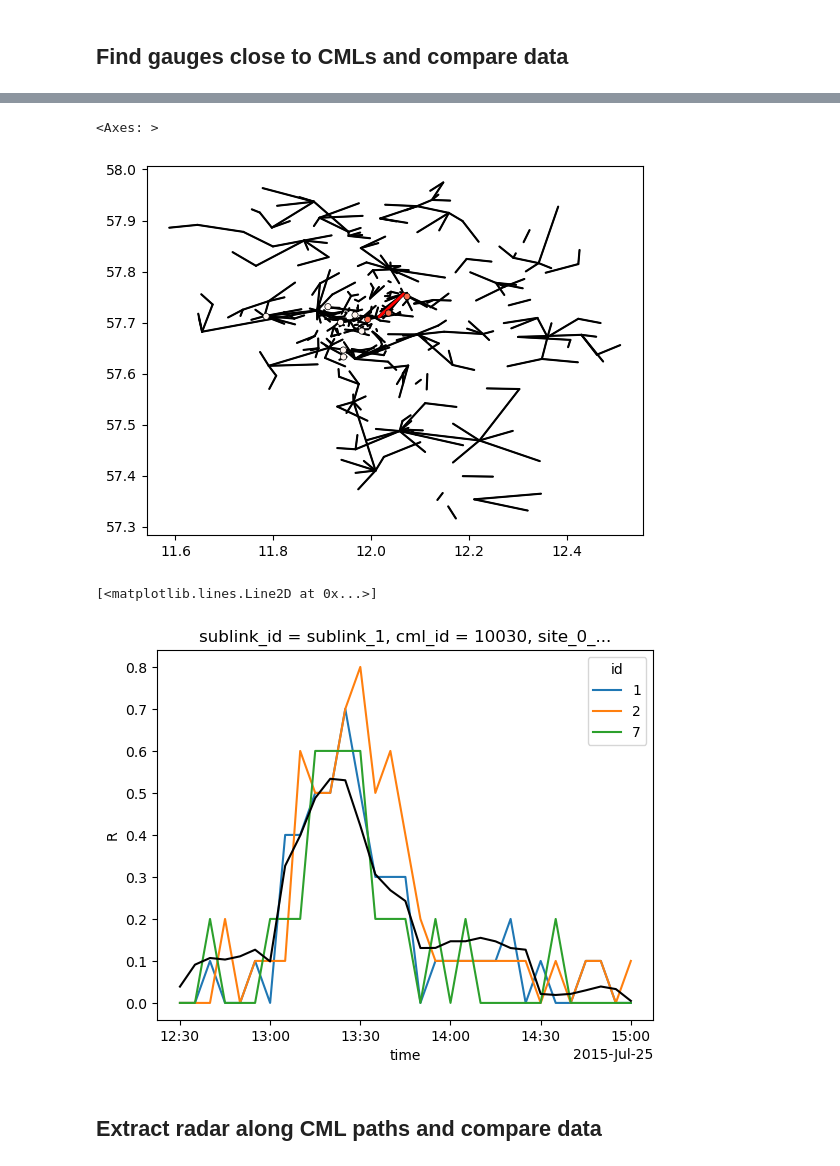
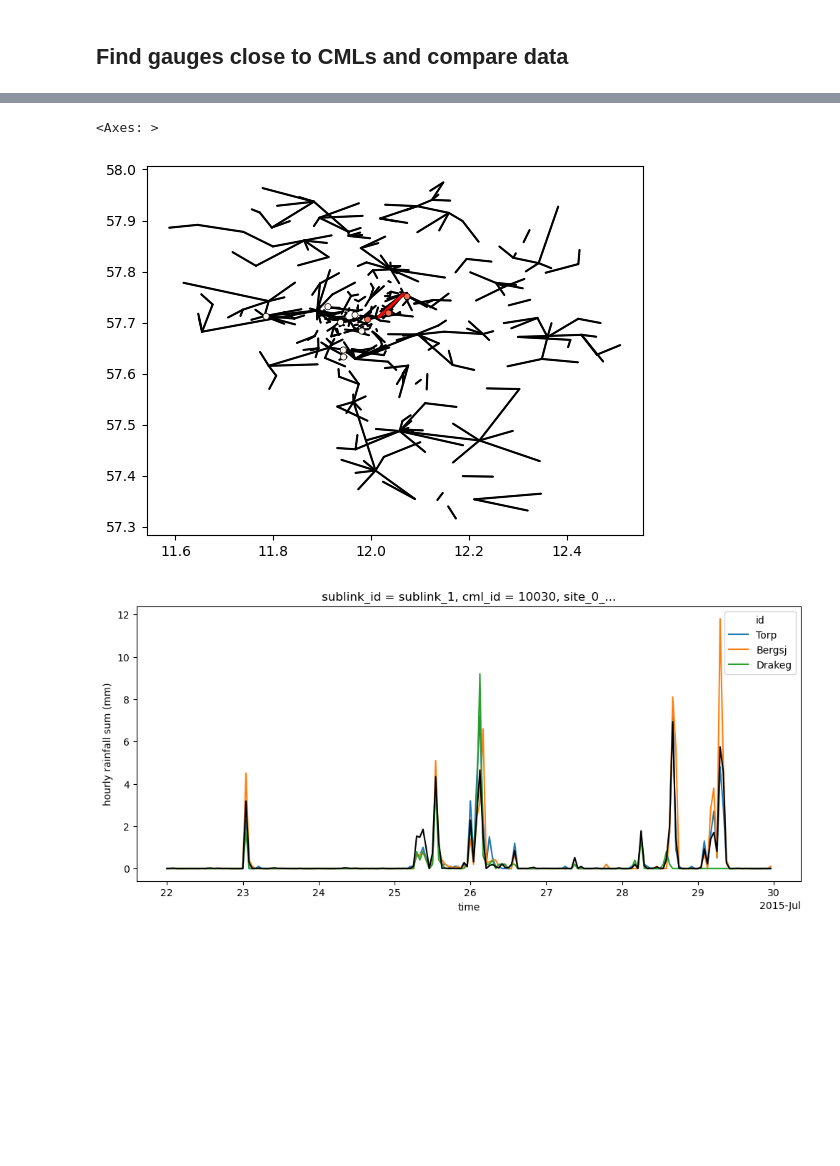
Before and after one commit to OpenSenseAction/PrePEP_short_course_OS, a Jupyter notebook: 1_poligrain_overview.ipynb, the cells around one changed output, grey strips where cells are left out. Drawn from its saved outputs; the diff is of its cells as text; code cells hidden in the pictures; blank space fills up the shorter version.

Commit message:
update of poligrain notebook, but still WIP

```diff
--- a/1_poligrain_overview.ipynb
+++ b/1_poligrain_overview.ipynb
@@ -15,16 +15,3 @@ We download a subset of he OpenMRG dataset which is described in Andersson et al
 The subset that we use was already processed, in particular the CML data, but with a very basic processing.
 
 In addition, here, we will project the lon-lat coordinates in the fitting UTM zone, so that we can do correct distance calculations.
-# %%
-(
-    ds_rad,
-    ds_cmls,
-    ds_gauges_municp,
-    ds_gauge_smhi,
-) = plg.example_data.load_openmrg_5min_2h(data_dir="example_data")
-
-# we still need to rename variables here, until we update the example dataset...
-ds_rad = ds_rad.rename({"longitudes": "lon", "latitudes": "lat"})
-ds_rad = ds_rad.set_coords(["lon", "lat"])
-
-ds_gauges_municp = ds_gauges_municp.rename({'station_id': 'id'})
@@ -39,0 +18,7 @@ Not downloading!
+# %%
+(
+    ds_rad,
+    ds_cmls,
+    ds_gauges_municp,
+    ds_gauge_smhi,
+) = plg.example_data.load_openmrg(data_dir="example_data")
@@ -189,16 +318,14 @@ plg.plot_map.plot_lines(ds_cmls.sel(cml_id=cml_id), line_color='r', line_width=2
 plg.plot_map.plot_plg(da_gauges=da_gauges_close, ax=ax, vmin=0, vmax=2, cmap='Reds')
 # %% [output]
 <Axes: >
-[figure, old version]
+[figure, new version]
 # %%
 cml_id = 10030
 ds_closests_gauges = (
     ds_gauges_municp.sel(id=closest_neigbors.sel(cml_id=cml_id).neighbor_id.values[:3])
 )
-ds_closests_gauges.rainfall_amount.plot.line(x='time')
-ds_cmls.sel(cml_id=cml_id).R.plot(color='k')
+ds_closests_gauges.rainfall_amount.resample(time='1h').sum().plot.line(x='time', figsize=(12, 5))
+ds_cmls.isel(sublink_id=0).sel(cml_id=cml_id).R.resample(time='1h').mean().plot(color='k')
+plt.ylabel('hourly rainfall sum (mm)');
 # %% [output]
-[<matplotlib.lines.Line2D at 0x...>]
-[figure, old version]
+[figure, new version]
-# %% [markdown]
-## Extract radar along CML paths and compare data
```
Also changed, not shown: parts of 60 cells of this notebook.
